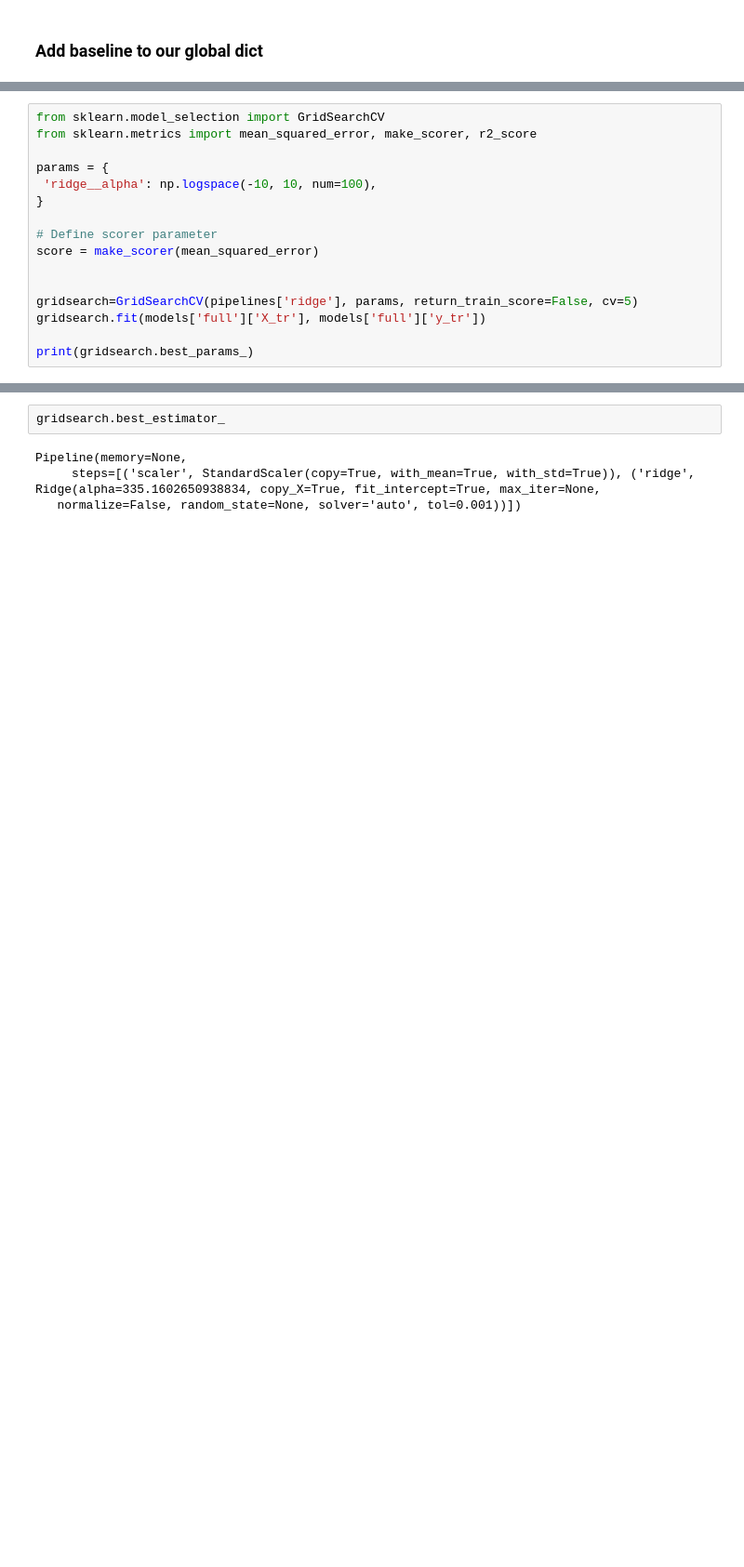
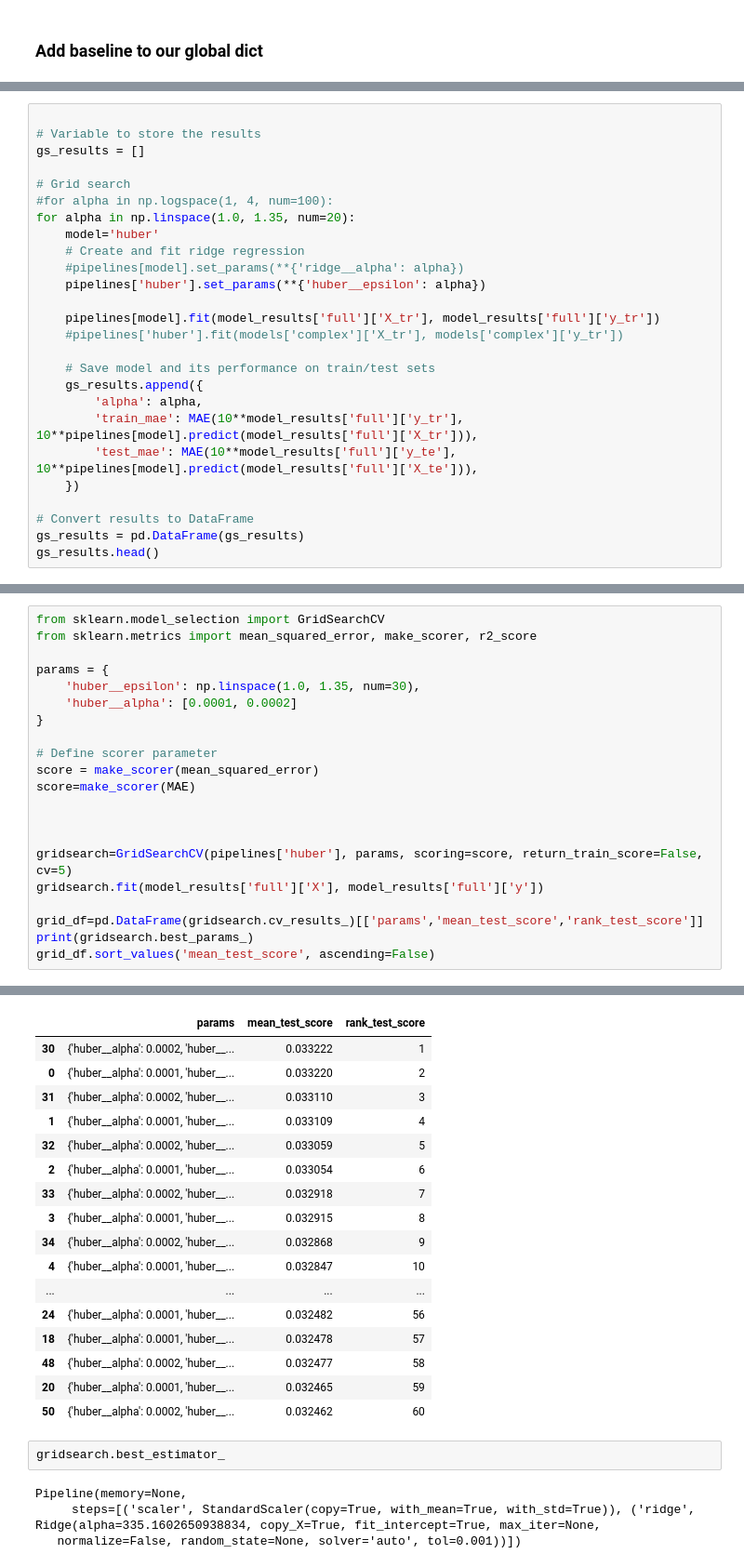
Before and after one commit to xnicolovici/machine_learning, a Jupyter notebook: notebooks/Course No 3/09. Course project/03. Part 2 - House prices/house-prices-solution-2-of-2.ipynb, the cells around one changed output, grey strips where cells are left out. Shown at 93% size. Cells and saved outputs as stored; diff of their text form; blank space fills up the shorter version.

```diff
--- a/notebooks/Course No 3/09. Course project/03. Part 2 - House prices/house-prices-solution-2-of-2.ipynb
+++ b/notebooks/Course No 3/09. Course project/03. Part 2 - House prices/house-prices-solution-2-of-2.ipynb
@@ -261,0 +287,26 @@ models['full']['regression']['baseline'] = {
+# %%
+
+# Variable to store the results
+gs_results = []
+
+# Grid search
+#for alpha in np.logspace(1, 4, num=100):
+for alpha in np.linspace(1.0, 1.35, num=20):
+    model='huber'
+    # Create and fit ridge regression
+    #pipelines[model].set_params(**{'ridge__alpha': alpha})
+    pipelines['huber'].set_params(**{'huber__epsilon': alpha})
+
+    pipelines[model].fit(model_results['full']['X_tr'], model_results['full']['y_tr'])
+    #pipelines['huber'].fit(models['complex']['X_tr'], models['complex']['y_tr'])
+
+    # Save model and its performance on train/test sets
+    gs_results.append({
+        'alpha': alpha,
+        'train_mae': MAE(10**model_results['full']['y_tr'], 10**pipelines[model].predict(model_results['full']['X_tr'])),
+        'test_mae': MAE(10**model_results['full']['y_te'], 10**pipelines[model].predict(model_results['full']['X_te'])),
+    })
+
+# Convert results to DataFrame
+gs_results = pd.DataFrame(gs_results)
+gs_results.head()
@@ -264,15 +358,20 @@ from sklearn.model_selection import GridSearchCV
 from sklearn.metrics import mean_squared_error, make_scorer, r2_score
 
 params = {
- 'ridge__alpha': np.logspace(-10, 10, num=100),
+    'huber__epsilon': np.linspace(1.0, 1.35, num=30),
+    'huber__alpha': [0.0001, 0.0002]
 }
 
 # Define scorer parameter
 score = make_scorer(mean_squared_error)
+score=make_scorer(MAE)
 
 
-gridsearch=GridSearchCV(pipelines['ridge'], params, return_train_score=False, cv=5)
-gridsearch.fit(models['full']['X_tr'], models['full']['y_tr'])
 
+gridsearch=GridSearchCV(pipelines['huber'], params, scoring=score, return_train_score=False, cv=5)
+gridsearch.fit(model_results['full']['X'], model_results['full']['y'])
+
+grid_df=pd.DataFrame(gridsearch.cv_results_)[['params','mean_test_score','rank_test_score']]
 print(gridsearch.best_params_)
+grid_df.sort_values('mean_test_score', ascending=False)
 # %% [output]
@@ -280,3 +379,20 @@ print(gridsearch.best_params_)
+|  | params | mean_test_score | rank_test_score |
+| 30 | {'huber__alpha': 0.0002, 'huber__... | 0.033222 | 1 |
+| 0 | {'huber__alpha': 0.0001, 'huber__... | 0.033220 | 2 |
+| 31 | {'huber__alpha': 0.0002, 'huber__... | 0.033110 | 3 |
+| 1 | {'huber__alpha': 0.0001, 'huber__... | 0.033109 | 4 |
+| 32 | {'huber__alpha': 0.0002, 'huber__... | 0.033059 | 5 |
+| 2 | {'huber__alpha': 0.0001, 'huber__... | 0.033054 | 6 |
+| 33 | {'huber__alpha': 0.0002, 'huber__... | 0.032918 | 7 |
+| 3 | {'huber__alpha': 0.0001, 'huber__... | 0.032915 | 8 |
+| 34 | {'huber__alpha': 0.0002, 'huber__... | 0.032868 | 9 |
+| 4 | {'huber__alpha': 0.0001, 'huber__... | 0.032847 | 10 |
+| ... | ... | ... | ... |
+| 24 | {'huber__alpha': 0.0001, 'huber__... | 0.032482 | 56 |
+| 18 | {'huber__alpha': 0.0001, 'huber__... | 0.032478 | 57 |
+| 48 | {'huber__alpha': 0.0002, 'huber__... | 0.032477 | 58 |
+| 20 | {'huber__alpha': 0.0001, 'huber__... | 0.032465 | 59 |
+| 50 | {'huber__alpha': 0.0002, 'huber__... | 0.032462 | 60 |
 # %%
 gridsearch.best_estimator_
 # %% [output]
```
Also changed, not shown: parts of 21 cells of this notebook.
